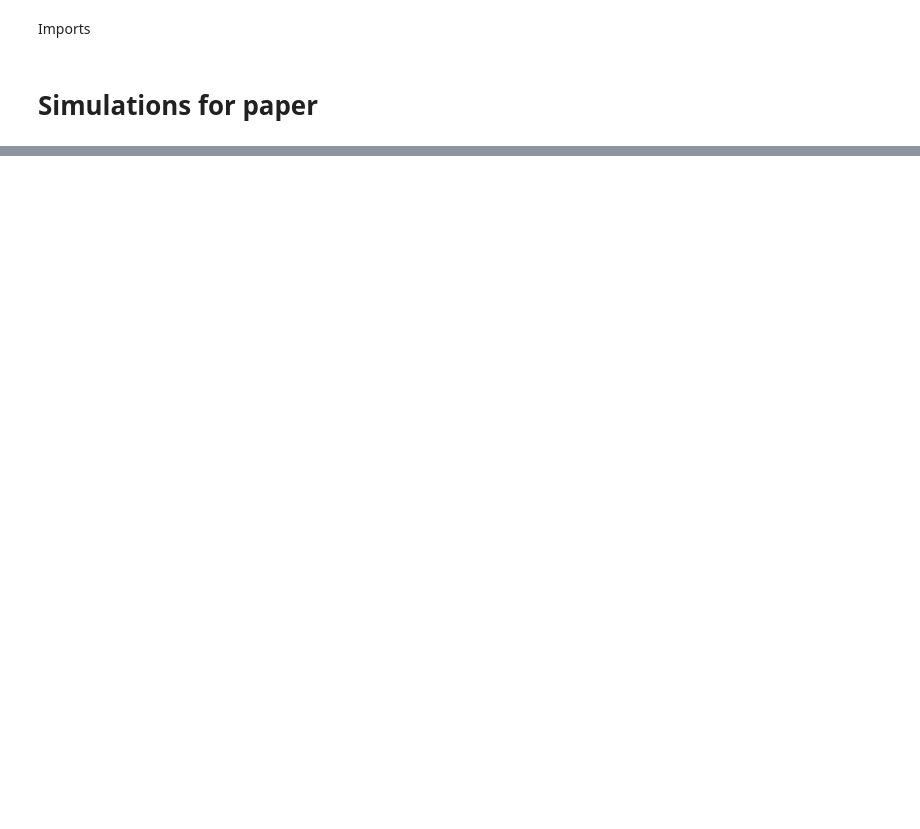
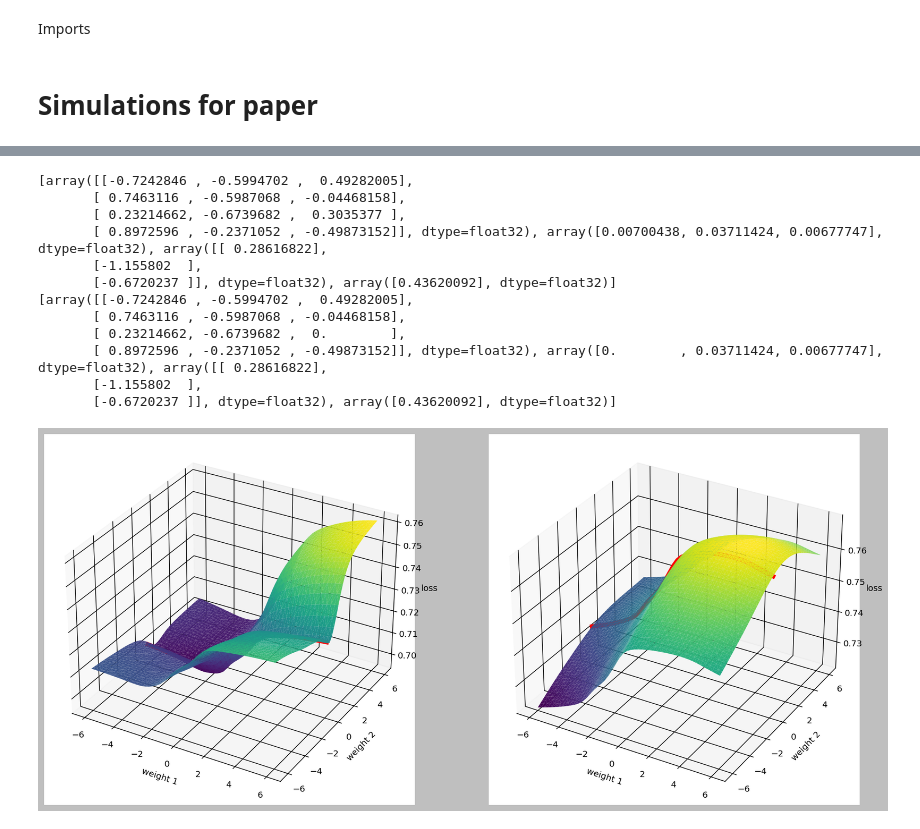
Before and after one commit to hippocampus-team/DNNT-TensorFlow, a Jupyter notebook: DNNT_paper.ipynb, the cells around one changed output, grey strips where cells are left out. Drawn from its saved outputs; the diff is of its cells as text; code cells hidden in the pictures; blank space fills up the shorter version.

```diff
--- a/DNNT_paper.ipynb
+++ b/DNNT_paper.ipynb
@@ -128,16 +131,16 @@ def get_loss_range_for_weights(model, index1, index2, add_plain=True):
     x, y, z = list(), list(), list()
     x_p, y_p, z_p = list(), list(), list()
 
-    for value_x in tqdm(np.linspace(-2, 2, 50)):
-        for value_y in np.linspace(-2, 2, 50):
-            loss = get_loss_for_weights_values(model, index1, index2, X_testing, y_testing, value_x, value_y)
+    for value_x in tqdm(np.linspace(-graph_size, graph_size, 50)):
+        for value_y in np.linspace(-graph_size, graph_size, 50):
+            loss = get_loss_for_weights_values(model, index1, index2, x_sim, y_sim, value_x, value_y)
             x.append(value_x)
             y.append(value_y)
             z.append(loss)
 
     if add_plain:
-        for value in tqdm(np.linspace(-2, 2, 50)):
-            loss = get_loss_for_weights_values(model, index1, index2, X_testing, y_testing, value, 0)
+        for value in tqdm(np.linspace(-graph_size, graph_size, 50)):
+            loss = get_loss_for_weights_values(model, index1, index2, x_sim, y_sim, value, 0)
             x_p.append(value)
             y_p.append(0)
             z_p.append(loss)
@@ -215,0 +256,31 @@ print(m1.get_weights())
+# %%
+print(m1.get_weights())
+
+m1_w = m1.get_weights()
+for c in checkers:
+    if len(c) == 3:
+        m1_w[c[0]][c[1]][c[2]] = 0
+    else:
+        m1_w[c[0]][c[1]] = 0
+m1.set_weights(m1_w)
+
+fig, axs = plt.subplots(ncols=len(checkers), subplot_kw={'projection': '3d'})
+
+for i in range(len(checkers)):
+    plot_weights_3d(m1, axs[i], added, checkers[i])
+
+print(m1.get_weights())
+# %% [output]
+[array([[-0.7242846 , -0.5994702 ,  0.49282005],
+       [ 0.7463116 , -0.5987068 , -0.04468158],
+       [ 0.23214662, -0.6739682 ,  0.3035377 ],
+       [ 0.8972596 , -0.2371052 , -0.49873152]], dtype=float32), array([0.00700438, 0.03711424, 0.00677747], dtype=float32), array([[ 0.28616822],
+       [-1.155802  ],
+       [-0.6720237 ]], dtype=float32), array([0.43620092], dtype=float32)]
+[array([[-0.7242846 , -0.5994702 ,  0.49282005],
+       [ 0.7463116 , -0.5987068 , -0.04468158],
+       [ 0.23214662, -0.6739682 ,  0.        ],
+       [ 0.8972596 , -0.2371052 , -0.49873152]], dtype=float32), array([0.        , 0.03711424, 0.00677747], dtype=float32), array([[ 0.28616822],
+       [-1.155802  ],
+       [-0.6720237 ]], dtype=float32), array([0.43620092], dtype=float32)]
+[figure, added]
```
Also changed, not shown: parts of 6 cells of this notebook.
